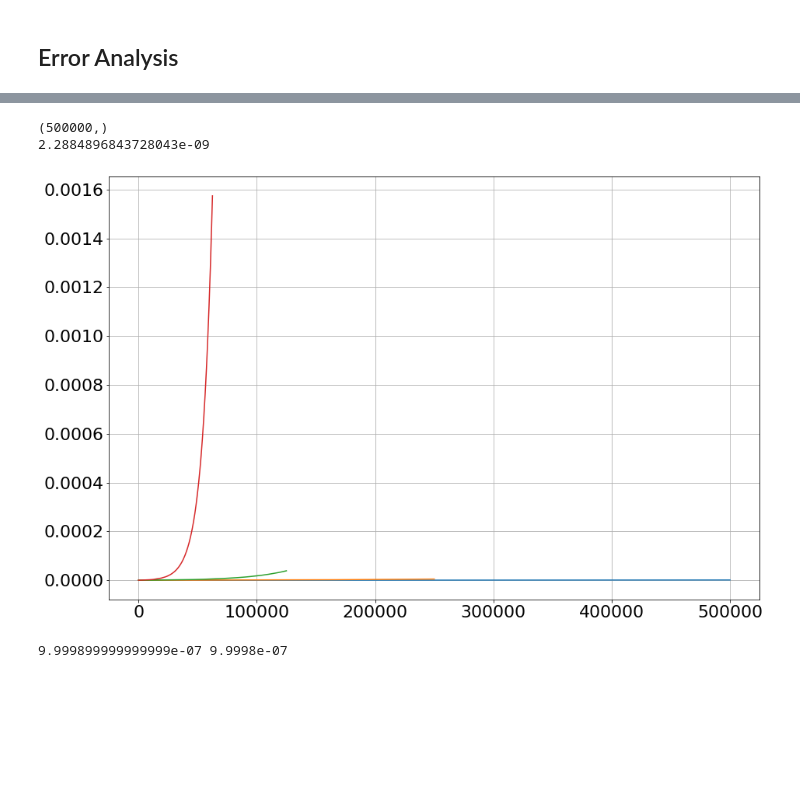
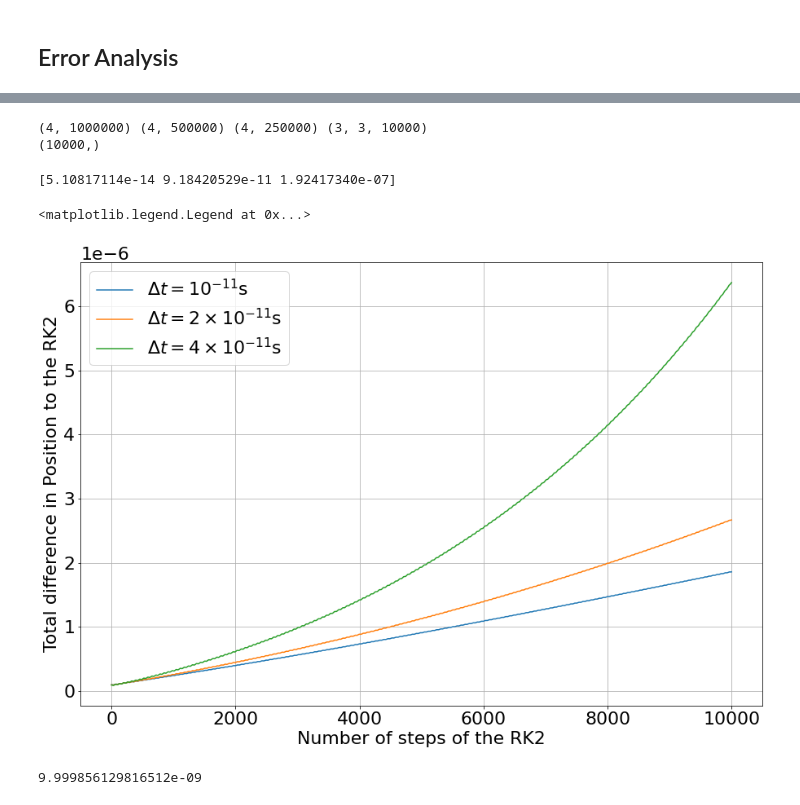
Before and after one commit to gregorycorcoran/Python-Notebooks, a Jupyter notebook: Computational Lab.ipynb, the cells around one changed output, grey strips where cells are left out. Cells and saved outputs as stored; diff of their text form; code cells hidden in the pictures; blank space fills up the shorter version.

```diff
--- a/Computational Lab.ipynb
+++ b/Computational Lab.ipynb
@@ -473,8 +497,8 @@ plt.grid(True)
 # %% [markdown]
 ## Error Analysis
 # %%
+#Errors
 err1=EOM([0,2,0],[0,0,1],[100,0,0],1.60217663e-19,1.67262192e-27,1e+6,1e-11)
 err2=EOM([0,2,0],[0,0,1],[100,0,0],1.60217663e-19,1.67262192e-27,5e+5,2e-11)
 err3=EOM([0,2,0],[0,0,1],[100,0,0],1.60217663e-19,1.67262192e-27,2.5e+5,4e-11)
-err4=EOM([0,2,0],[0,0,1],[100,0,0],1.60217663e-19,1.67262192e-27,1.25e+5,8e-11)
-err5=EOM([0,2,0],[0,0,1],[100,0,0],1.60217663e-19,1.67262192e-27,0.625e+5,16e-11)
+errRK2=RK2(func,1e-9,0,[[0,0,0],[100,0,0]],10000,(([0,2,0],[0,0,1],1.602e-19,1.67262192e-27)))
@@ -481,10 +517,9 @@ err5=EOM([0,2,0],[0,0,1],[100,0,0],1.60217663e-19,1.67262192e-27,0.625e+5,16e-11
 # %%
-error1=np.sqrt((err2[0]-(err1[0][::2]))**2+(err2[1]-(err1[1][::2]))**2)
-error2=np.sqrt((err3[0]-(err1[0][::4]))**2+(err3[1]-(err1[1][::4]))**2)
-error3=np.sqrt((err4[0]-(err1[0][::8]))**2+(err4[1]-(err1[1][::8]))**2)
-error4=np.sqrt((err5[0]-(err1[0][::16]))**2+(err5[1]-(err1[1][::16]))**2)
+print(np.shape(err1),np.shape(err2),np.shape(err3),np.shape(errRK2))
+error1=np.sqrt((err1[0][::100]-(errRK2[0][1]))**2+(err1[1][::100]-(errRK2[1][1]))**2)
+error2=np.sqrt((err2[0][::50]-(errRK2[0][1]))**2+(err2[1][::50]-(errRK2[1][1]))**2)
+error3=np.sqrt((err3[0][::25]-(errRK2[0][1]))**2+(err3[1][::25]-(errRK2[1][1]))**2)
 print(np.shape(error1))
-print(error1[1000])
 # %% [output]
-(500000,)
-2.2884896843728043e-09
+(4, 1000000) (4, 500000) (4, 250000) (3, 3, 10000)
+(10000,)
@@ -491,31 +532,26 @@ print(error1[1000])
+# %%
+print(popt)
+# %% [output]
+[5.10817114e-14 9.18420529e-11 1.92417340e-07]
 # %%
-def linfunc(n,a):
-    return a*n
-nspace=np.linspace(0,40000,100)
-#plt.plot(nspace,linfunc(nspace,6.3e-12))
-#plt.plot(nspace,linfunc(nspace,1e-12))
-#plt.plot(nspace,linfunc(nspace,32e-12))
-#plt.plot(nspace,linfunc(nspace,140e-12))
-#plt.plot(np.log(error1))
-#plt.plot(np.log(error2))
-#plt.plot(np.log(error3))
-#plt.plot(np.log(error4))
-
-#plt.plot(error1)
-#plt.plot(error2)
-#plt.plot(error3)
+plt.plot(error1)
+plt.plot(error2)
+plt.plot(error3)
+#plt.plot(nspace,quad(nspace,popt[0],popt[1],popt[2]))
 #plt.plot(error4)
 #plt.plot(np.sqrt(err2[0]**2+err2[1]**2))
 #plt.plot(np.sqrt(err2[1][0:50000]**2+err2[1][0:50000]**2))
 plt.grid(True)
+plt.xlabel('Number of steps of the RK2')
+plt.ylabel('Total difference in Position to the RK2')
+plt.legend([r'$\Delta t= 10^{-11}$s',r'$\Delta t= 2 \times 10^{-11}$s',r'$\Delta t= 4 \times 10^{-11}$s'])
 # %% [output]
+<matplotlib.legend.Legend at 0x...>
-[figure, old version]
+[figure, new version]
 # %%
-#plt.plot(err1[3],err2[3])
-print(err1[3][99999],err2[3][49999])
-#plt.plot(err2[0],err2[1])
+err2[0][4]
 # %% [output]
-9.999899999999999e-07 9.9998e-07
+9.999856129816512e-09
 # %%
 def Err(E,B,vi,q,m,tf,dt,vel=False):
     #start at 0 position with no acceleration
```
Also changed, not shown: parts of 38 cells of this notebook, 1 other file.
